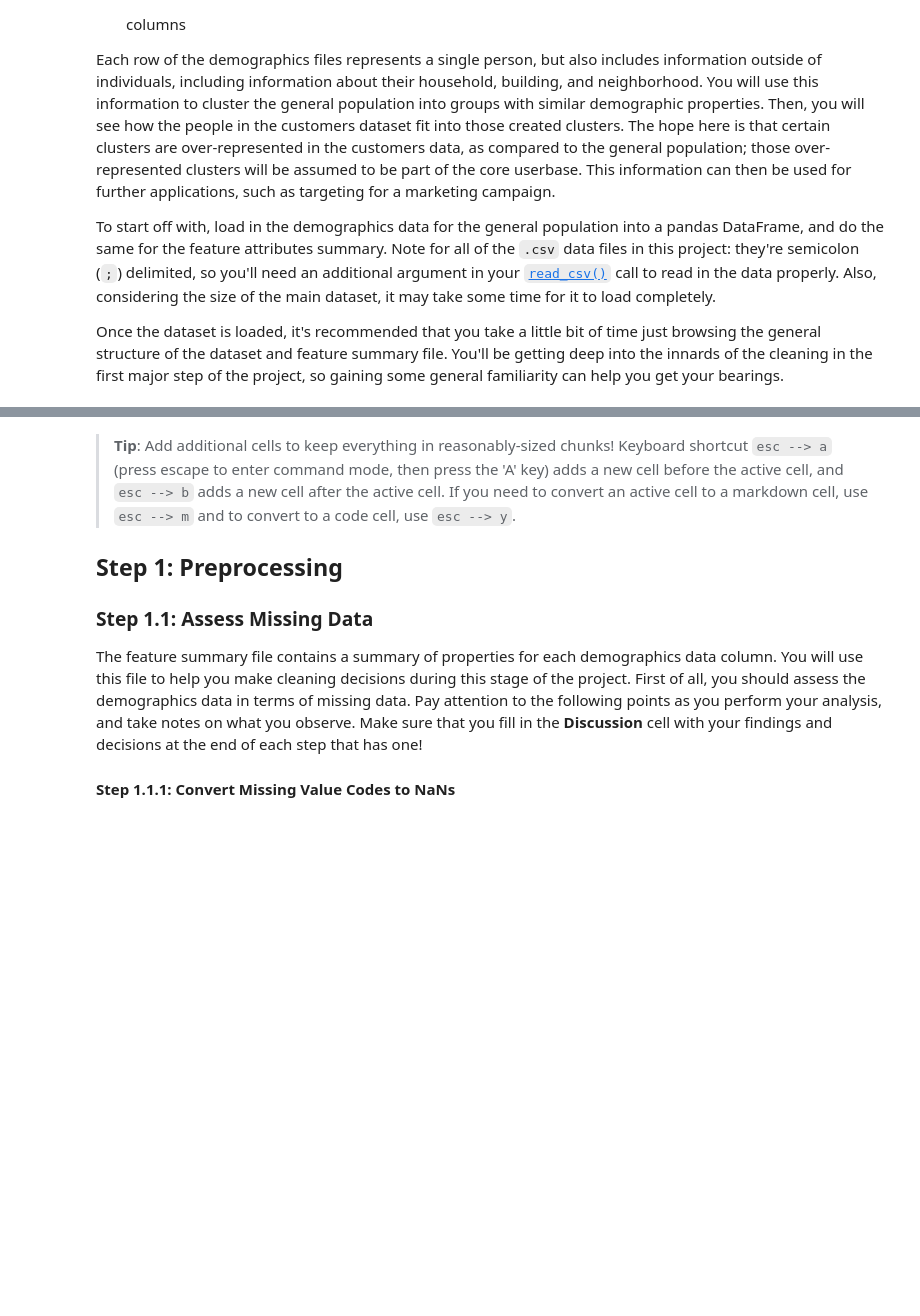
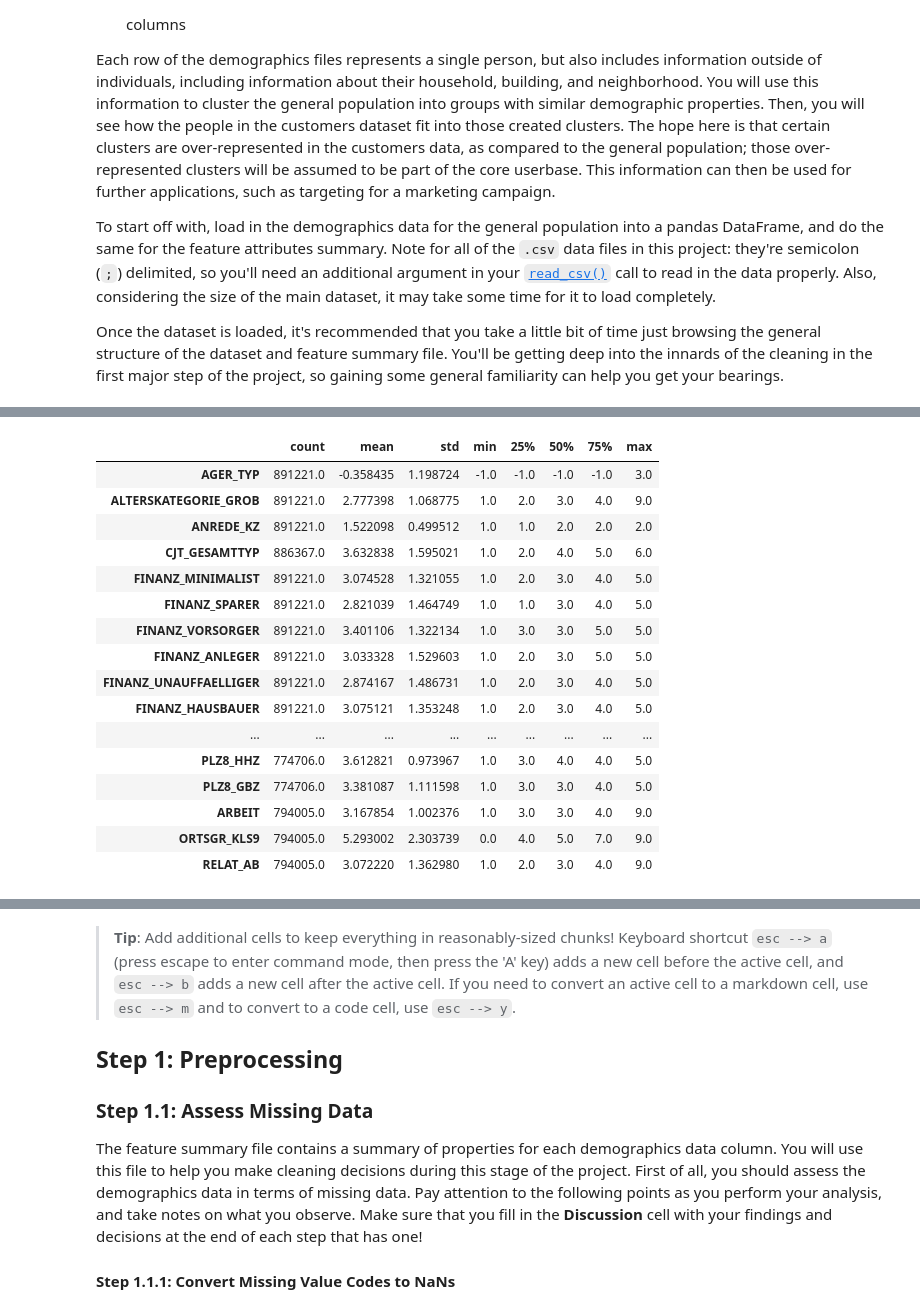
Before and after one commit to ImiGit/identify_customer_segments, a Jupyter notebook: Identify_Customer_Segments.ipynb, the cells around one changed output, grey strips where cells are left out. Cells and saved outputs as stored; diff of their text form; code cells hidden in the pictures; blank space fills up the shorter version.

```diff
--- a/Identify_Customer_Segments.ipynb
+++ b/Identify_Customer_Segments.ipynb
@@ -79,0 +84,20 @@ azdias.describe
+# %%
+azdias.describe().T
+# %% [output]
+|  | count | mean | std | min | 25% | 50% | 75% | max |
+| AGER_TYP | 891221.0 | -0.358435 | 1.198724 | -1.0 | -1.0 | -1.0 | -1.0 | 3.0 |
+| ALTERSKATEGORIE_GROB | 891221.0 | 2.777398 | 1.068775 | 1.0 | 2.0 | 3.0 | 4.0 | 9.0 |
+| ANREDE_KZ | 891221.0 | 1.522098 | 0.499512 | 1.0 | 1.0 | 2.0 | 2.0 | 2.0 |
+| CJT_GESAMTTYP | 886367.0 | 3.632838 | 1.595021 | 1.0 | 2.0 | 4.0 | 5.0 | 6.0 |
+| FINANZ_MINIMALIST | 891221.0 | 3.074528 | 1.321055 | 1.0 | 2.0 | 3.0 | 4.0 | 5.0 |
+| FINANZ_SPARER | 891221.0 | 2.821039 | 1.464749 | 1.0 | 1.0 | 3.0 | 4.0 | 5.0 |
+| FINANZ_VORSORGER | 891221.0 | 3.401106 | 1.322134 | 1.0 | 3.0 | 3.0 | 5.0 | 5.0 |
+| FINANZ_ANLEGER | 891221.0 | 3.033328 | 1.529603 | 1.0 | 2.0 | 3.0 | 5.0 | 5.0 |
+| FINANZ_UNAUFFAELLIGER | 891221.0 | 2.874167 | 1.486731 | 1.0 | 2.0 | 3.0 | 4.0 | 5.0 |
+| FINANZ_HAUSBAUER | 891221.0 | 3.075121 | 1.353248 | 1.0 | 2.0 | 3.0 | 4.0 | 5.0 |
+| ... | ... | ... | ... | ... | ... | ... | ... | ... |
+| PLZ8_HHZ | 774706.0 | 3.612821 | 0.973967 | 1.0 | 3.0 | 4.0 | 4.0 | 5.0 |
+| PLZ8_GBZ | 774706.0 | 3.381087 | 1.111598 | 1.0 | 3.0 | 3.0 | 4.0 | 5.0 |
+| ARBEIT | 794005.0 | 3.167854 | 1.002376 | 1.0 | 3.0 | 3.0 | 4.0 | 9.0 |
+| ORTSGR_KLS9 | 794005.0 | 5.293002 | 2.303739 | 0.0 | 4.0 | 5.0 | 7.0 | 9.0 |
+| RELAT_AB | 794005.0 | 3.072220 | 1.362980 | 1.0 | 2.0 | 3.0 | 4.0 | 9.0 |
```
Also changed, not shown: parts of 10 cells of this notebook.
